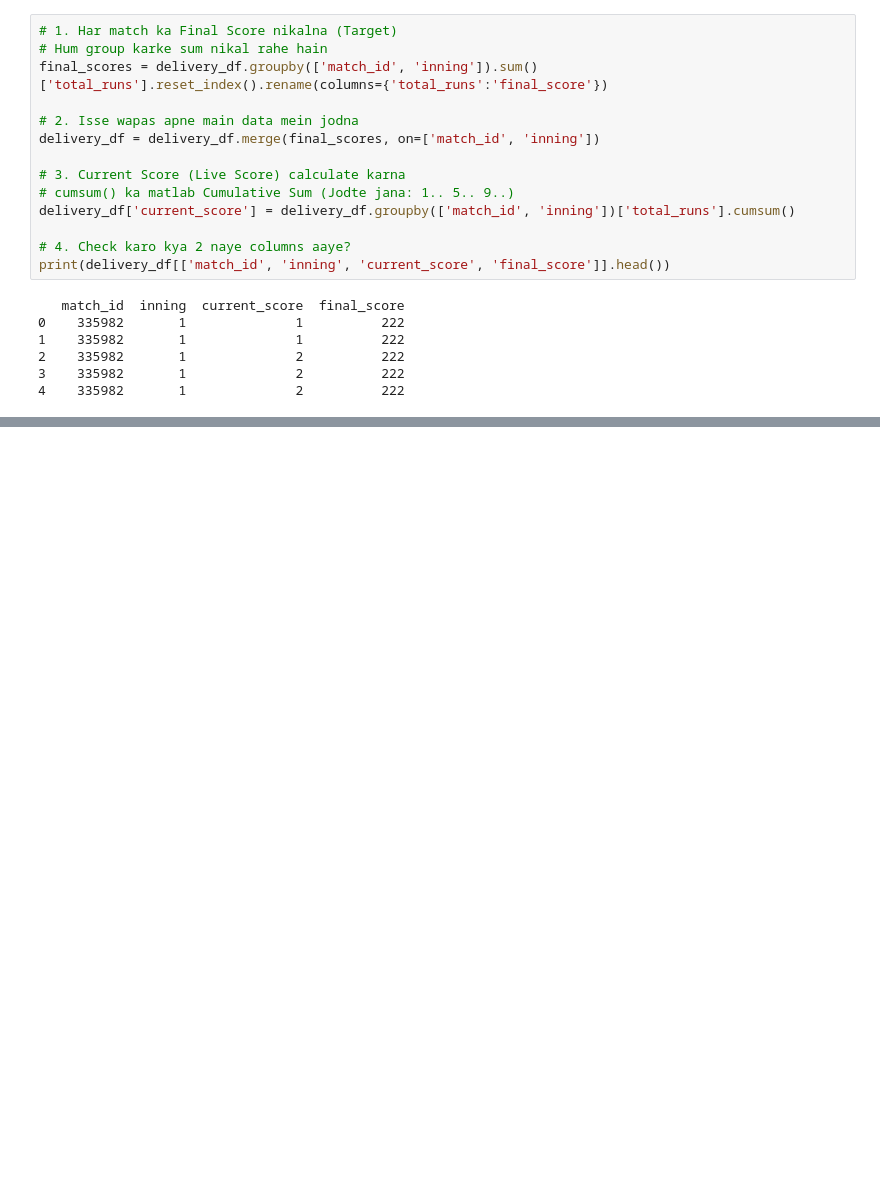
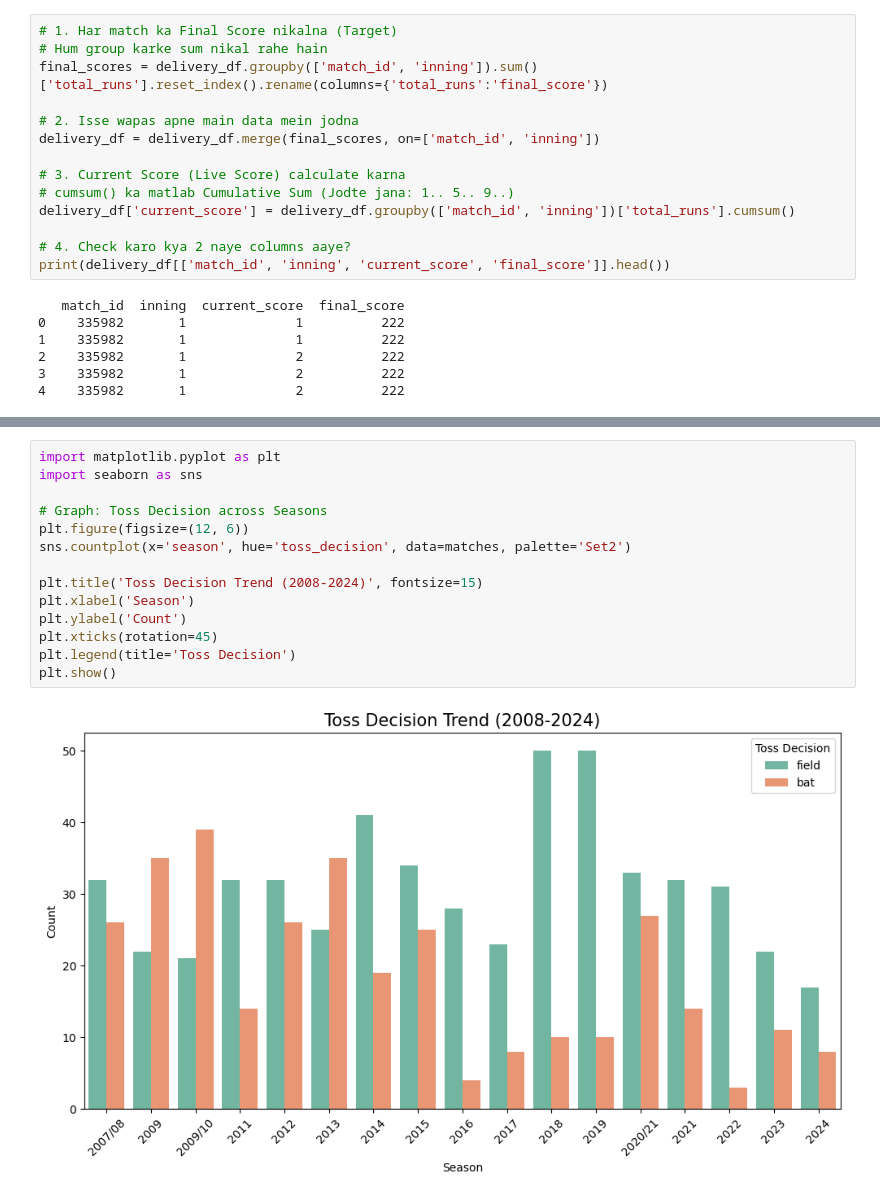
Before and after one commit to durganavik/The-IPL-Oracle, a Jupyter notebook: IPL_Project_Main.ipynb, the cells around one changed output, grey strips where cells are left out. Cells and saved outputs as stored; diff of their text form; blank space fills up the shorter version.

```diff
--- a/IPL_Project_Main.ipynb
+++ b/IPL_Project_Main.ipynb
@@ -217,0 +378,16 @@ print(delivery_df[['match_id', 'inning', 'current_score', 'final_score']].head()
+# %%
+import matplotlib.pyplot as plt
+import seaborn as sns
+
+# Graph: Toss Decision across Seasons
+plt.figure(figsize=(12, 6))
+sns.countplot(x='season', hue='toss_decision', data=matches, palette='Set2')
+
+plt.title('Toss Decision Trend (2008-2024)', fontsize=15)
+plt.xlabel('Season')
+plt.ylabel('Count')
+plt.xticks(rotation=45)
+plt.legend(title='Toss Decision')
+plt.show()
+# %% [output]
+[figure, added]
```
Also changed, not shown: parts of 7 cells of this notebook, 4 other files.
